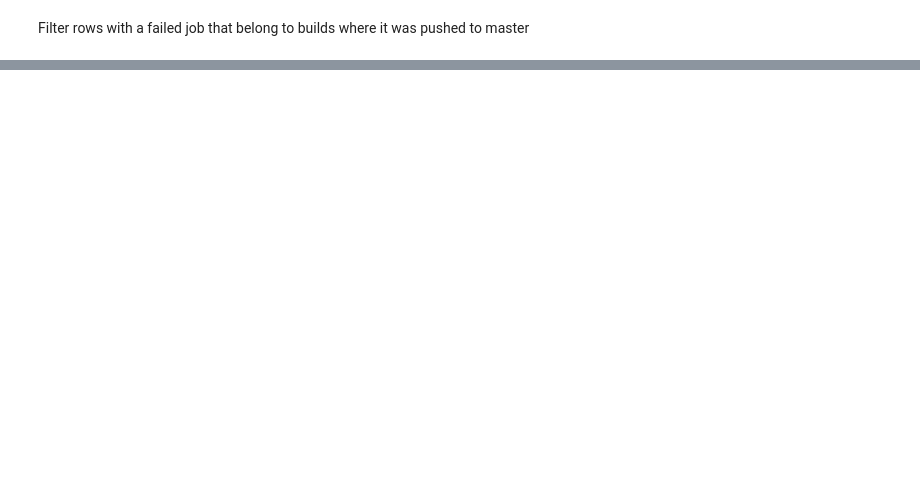
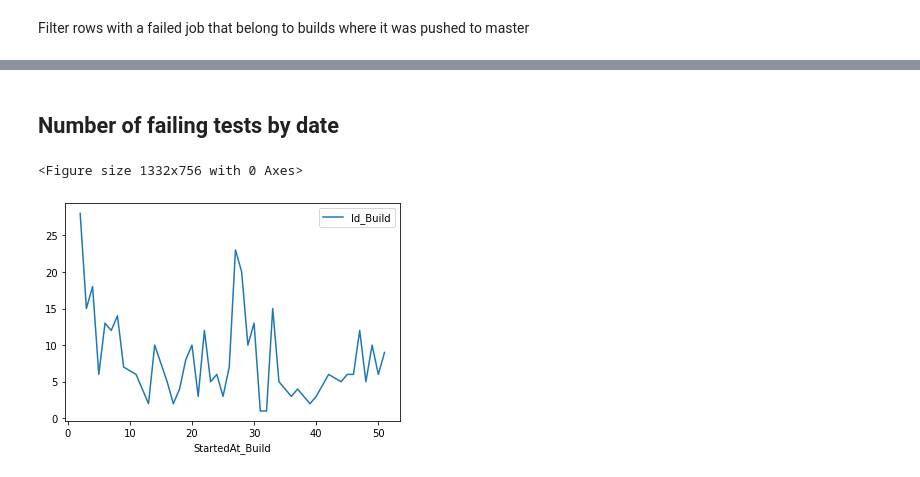
Before and after one commit to adamschmideg/ethereum, a Jupyter notebook: travis/Visualize.ipynb, the cells around one changed output, grey strips where cells are left out. Cells and saved outputs as stored; diff of their text form; code cells hidden in the pictures; blank space fills up the shorter version.

```diff
--- a/travis/Visualize.ipynb
+++ b/travis/Visualize.ipynb
@@ -3,8 +7,8 @@
 # %%
-import pandas as pd
 url = "https://raw.githubusercontent.com/adamschmideg/ethereum/master/travis/data/"
-builds = pd.read_csv(url + "builds.csv")
-jobs = pd.read_csv(url + "jobs.csv")
+converters = {'StartedAt': pd.to_datetime, 'FinishedAt': pd.to_datetime}
+builds = pd.read_csv(url + "builds.csv", converters=converters)
+jobs = pd.read_csv(url + "jobs.csv", converters=converters)
 failures = pd.read_csv(url + "failures.csv")
 # %%
 bj = pd.merge(builds, jobs, left_on="Id", right_on="BuildId", suffixes=("_Build", "_Job"))
@@ -12,7 +16,7 @@ full = pd.merge(bj, failures, left_on="Id_Job", right_on="JobId")
 # %% [markdown]
 Filter rows with a failed job that belong to builds where it was pushed to master
 # %%
-cutoff_date = '2020-03-03'
+cutoff_date = '2020-03-16'
 # %%
 df = full[['Test', 'PullRequestNumber']].groupby(by='Test').nunique()
 not_one_pr = df[df.PullRequestNumber.ne(1)].Test.keys().values
@@ -42,0 +55,13 @@ cols.groupby(['Test', 'Package']).count().sort_values(by=['Id_Job'], ascending=F
+# %% [markdown]
+## Number of failing tests by date
+# %%
+failures_by_date = full[full.State_Job.eq('failed') & full.EventType.eq('push') & full.State_Job.gt(cutoff_date)][['Id_Build']].groupby(by=full.StartedAt_Build.dt.week).count().sort_values(by='StartedAt_Build', ascending=True)
+# %%
+# figure(num=None, figsize=(12, 6), dpi=80, facecolor='w', edgecolor='k')
+fig = plt.gcf()
+fig.set_size_inches(18.5, 10.5, forward=True)
+failures_by_date.plot()
+plt.show()
+# %% [output]
+<Figure size 1332x756 with 0 Axes>
+[figure, added]
```
Also changed, not shown: parts of 4 cells of this notebook.
